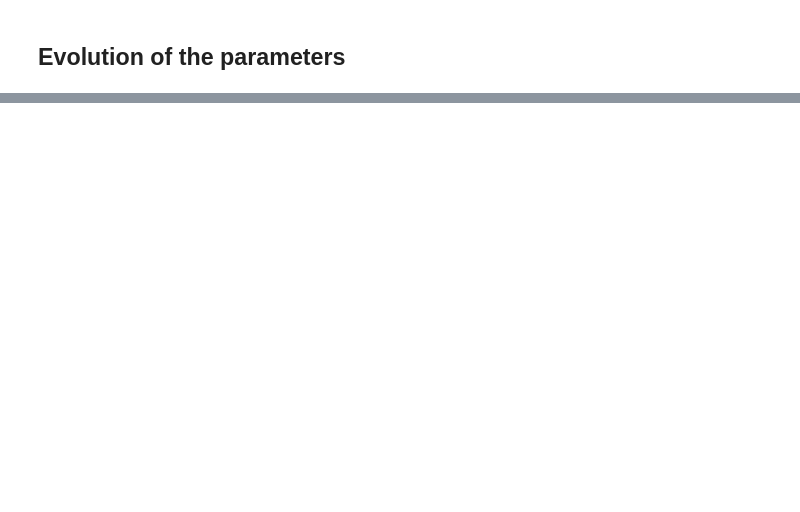
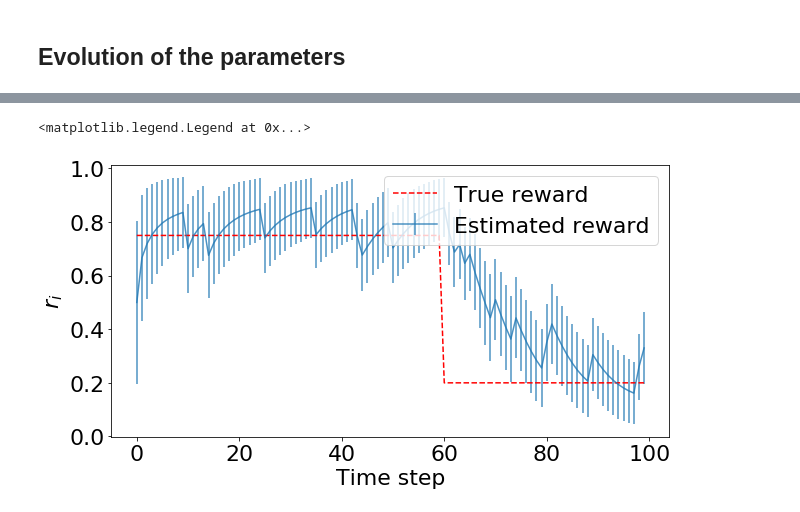
Before and after one commit to nhat-le/6-435-project, a Jupyter notebook: behrens_simulation.ipynb, the cells around one changed output, grey strips where cells are left out. Cells and saved outputs as stored; diff of their text form; code cells hidden in the pictures; blank space fills up the shorter version.

```diff
--- a/behrens_simulation.ipynb
+++ b/behrens_simulation.ipynb
@@ -243,8 +189,8 @@ def find_posterior_t_arr(y, prev_res):
 # %%
 # Set up a grid of r, v, k
 rvals = np.linspace(0, 1, 20)
-vvals = np.linspace(-4, 4, 20)
-kvals = np.linspace(-4, 4, 20)
+vvals = np.linspace(-3, 3, 20)
+kvals = np.linspace(-3, 3, 20)
 dv = vvals[1] - vvals[0]
 dr = rvals[1] - rvals[0]
 
@@ -253,10 +199,13 @@ begin = time.time()
 result_final = np.ones((len(rvals), len(vvals), len(kvals), len(outcomes)))
 result_final = result_final / np.sum(result_final[:,:,:,0])
 
+
+nsimulate = 100
+
 # Perform the iterative updates
-for t in range(len(outcomes) - 1):
+for t in range(nsimulate):
     print(t)
-    result = find_posterior_t_arr(outcomes[t], result_final[:,:,:,t])
+    result = find_posterior_t_arr_gaussian(outcomes[t], result_final[:,:,:,t])
     result_final[:,:,:,t+1] = result
 end = time.time()
 print('Elapsed time is ', end - begin)
@@ -332,19 +244,30 @@ plt.imshow(np.log(results[:,:,1,40]))
 rprobs = []
 vprobs = []
 kprobs = []
+rstd = []
+vstd = []
 
-for t in range(len(outcomes)):
+for t in range(nsimulate):
     endres = result_final[:,:,:,t]
     # Marginalize out v and k
-    r_prob = np.sum(endres, axis=(1,2))[1:9]
+    r_prob = np.sum(endres, axis=(1,2))
     v_prob = np.sum(endres, axis=(0,2))
     k_prob = np.sum(endres, axis=(0,1))
 
     # Expectations
-    expR = np.sum(r_prob / np.sum(r_prob) * rvals[1:9])
+    expR = np.sum(r_prob / np.sum(r_prob) * rvals)
     expV = np.sum(v_prob / np.sum(v_prob) * vvals)
     expK = np.sum(k_prob / np.sum(k_prob) * kvals)
+
+    # Standard deviations
+    expR2 = np.sum(r_prob / np.sum(r_prob) * (rvals**2))
+    stdR2 = np.sqrt(expR2 - expR**2)
+
+    expV2 = np.sum(v_prob / np.sum(v_prob) * (vvals**2))
+    stdV2 = np.sqrt(expV2 - expV**2)
 
     rprobs.append(expR)
     vprobs.append(expV)
     kprobs.append(expK)
+    rstd.append(stdR2)
+    vstd.append(stdV2)
@@ -378,0 +274,17 @@ plt.vlines(0.7, ymin=0, ymax=5)
+# %%
+font = {'family' : 'helvetica',
+        'weight' : 'normal',
+        'size'   : 22}
+
+plt.rc('font', **font)
+# %%
+plt.figure(figsize=(10,5))
+plt.errorbar(np.arange(len(rprobs)), rprobs, rstd, label='Estimated reward', alpha=0.8)
+plt.plot(true_prob[:nsimulate], 'r--', label='True reward')
+plt.ylabel(r'$r_i$')
+plt.xlabel('Time step')
+plt.legend(loc='upper right')
+#plt.savefig('behrens.pdf')
+# %% [output]
+<matplotlib.legend.Legend at 0x...>
+[figure, added]
```
Also changed, not shown: parts of 21 cells of this notebook, 2 other files.
